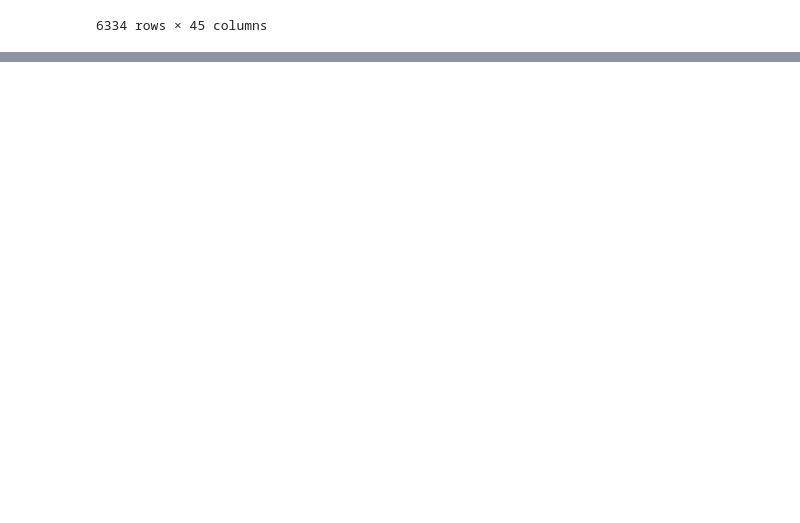
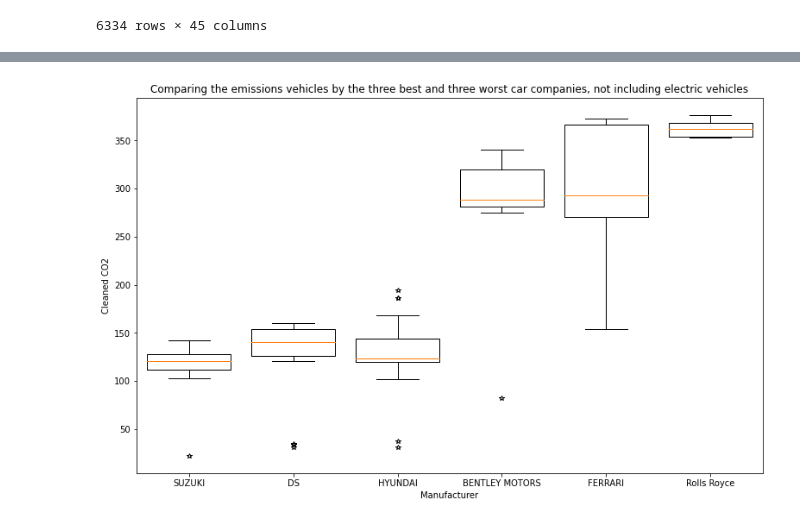
Before and after one commit to grilgamesh/How-important-is-the-change-to-electric-cars-, a Jupyter notebook: datalook.ipynb, the cells around one changed output, grey strips where cells are left out. Drawn from its saved outputs; the diff is of its cells as text; code cells hidden in the pictures; blank space fills up the shorter version.

```diff
--- a/datalook.ipynb
+++ b/datalook.ipynb
@@ -38,0 +62,9 @@ manudf
+# %%
+emissions_superstars_pooperstars = []
+for n in range (0, 3):
+    emissions_superstars_pooperstars.append(manu_emissions.iloc[n]['Manufacturer'])
+
+for n in range (len(manu_emissions)-3, len(manu_emissions)):
+    emissions_superstars_pooperstars.append(manu_emissions.iloc[n]['Manufacturer'])
+
+print(emissions_superstars_pooperstars)
@@ -38,0 +73,8 @@ manudf
+# %%
+cars = []
+euro_emissions_crop = euro_emissions[['Manufacturer', 'Model', 'Description', 'Cleaned CO2']]
+
+for manufacturer in emissions_superstars_pooperstars:
+    carDF = euro_emissions_crop.loc[((euro_emissions_crop["Manufacturer"] == manufacturer ))]
+    carDF.sort_values(by="Cleaned CO2", ascending=True)
+    cars.append(carDF)
@@ -38,0 +151,19 @@ manudf
+# %%
+# Generate a box plot of the final tumor volume of each mouse across four regimens of interest
+data = []
+
+for car in cars:
+    data.append(car["Cleaned CO2"])
+fig, ax = plt.subplots()
+ax.set_title('Comparing the emissions vehicles by the three best and three worst car companies, not including electric vehicles')
+ax.boxplot(data, labels = emissions_superstars_pooperstars, sym="*", widths=(0.8))
+
+plt.xlabel("Manufacturer")
+plt.ylabel("Cleaned CO2")
+
+
+fig.set_figheight(8)
+fig.set_figwidth(13)
+plt.show()
+# %% [output]
+[figure, added]
```
Also changed, not shown: parts of 5 cells of this notebook, 1 other file.
